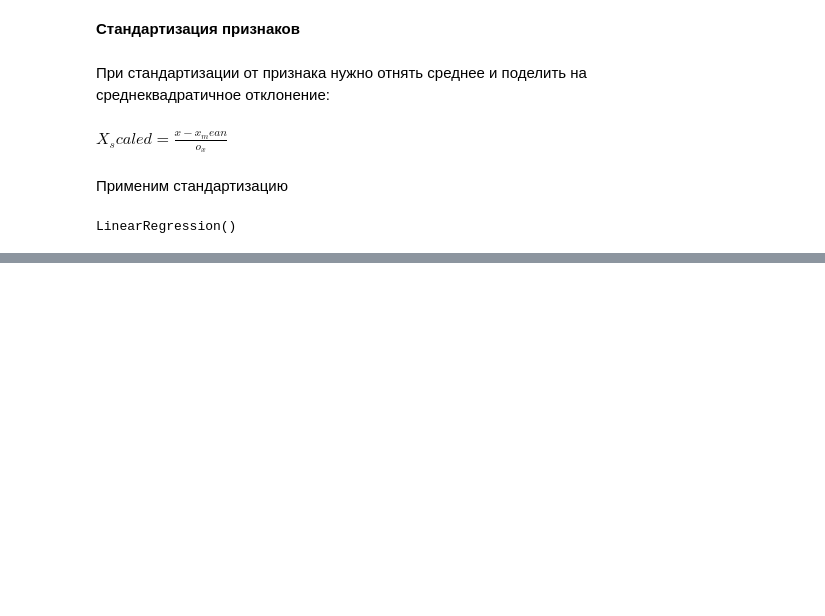
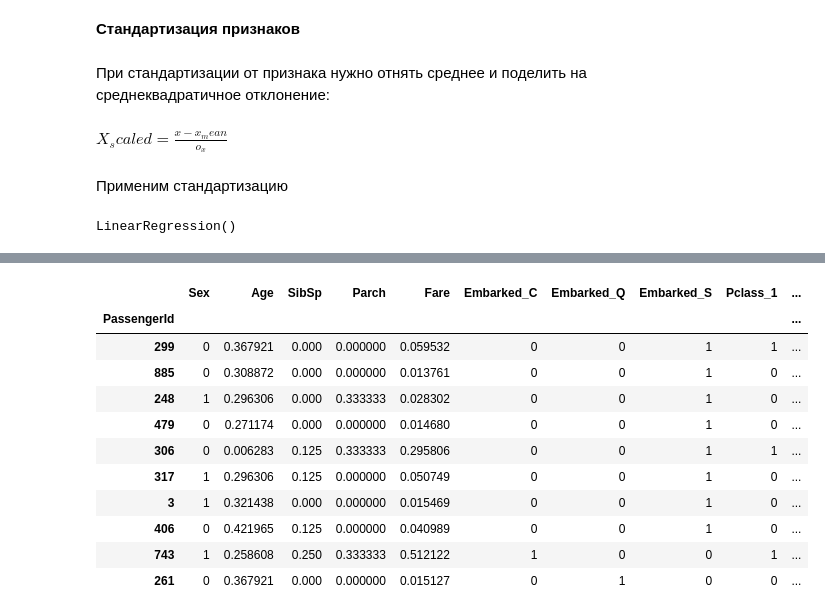
Before and after one commit to Twist-tracer/gb-python-libs, a Jupyter notebook: lesson6/lesson.ipynb, the cells around one changed output, grey strips where cells are left out. Cells and saved outputs as stored; diff of their text form; code cells hidden in the pictures; blank space fills up the shorter version.

```diff
--- a/lesson6/lesson.ipynb
+++ b/lesson6/lesson.ipynb
@@ -267,0 +701,2 @@ Text(0, 0.5, 'Признак')
+# %%
+scaler = MinMaxScaler()
@@ -267,0 +730,19 @@ Text(0, 0.5, 'Признак')
+# %%
+cols_for_scale = ['Age', 'SibSp', 'Parch', 'Fare'] # названия ненормализованных признаков
+# %%
+x_train[cols_for_scale] = scaler.fit_transform(x_train[cols_for_scale])
+# %%
+x_train.head(10)
+# %% [output]
+|  | Sex | Age | SibSp | Parch | Fare | Embarked_C | Embarked_Q | Embarked_S | Pclass_1 | ... |
+| PassengerId |  |  |  |  |  |  |  |  |  | ... |
+| 299 | 0 | 0.367921 | 0.000 | 0.000000 | 0.059532 | 0 | 0 | 1 | 1 | ... |
+| 885 | 0 | 0.308872 | 0.000 | 0.000000 | 0.013761 | 0 | 0 | 1 | 0 | ... |
+| 248 | 1 | 0.296306 | 0.000 | 0.333333 | 0.028302 | 0 | 0 | 1 | 0 | ... |
+| 479 | 0 | 0.271174 | 0.000 | 0.000000 | 0.014680 | 0 | 0 | 1 | 0 | ... |
+| 306 | 0 | 0.006283 | 0.125 | 0.333333 | 0.295806 | 0 | 0 | 1 | 1 | ... |
+| 317 | 1 | 0.296306 | 0.125 | 0.000000 | 0.050749 | 0 | 0 | 1 | 0 | ... |
+| 3 | 1 | 0.321438 | 0.000 | 0.000000 | 0.015469 | 0 | 0 | 1 | 0 | ... |
+| 406 | 0 | 0.421965 | 0.125 | 0.000000 | 0.040989 | 0 | 0 | 1 | 0 | ... |
+| 743 | 1 | 0.258608 | 0.250 | 0.333333 | 0.512122 | 1 | 0 | 0 | 1 | ... |
+| 261 | 0 | 0.367921 | 0.000 | 0.000000 | 0.015127 | 0 | 1 | 0 | 0 | ... |
```
Also changed, not shown: parts of 128 cells of this notebook, 6 other files.
